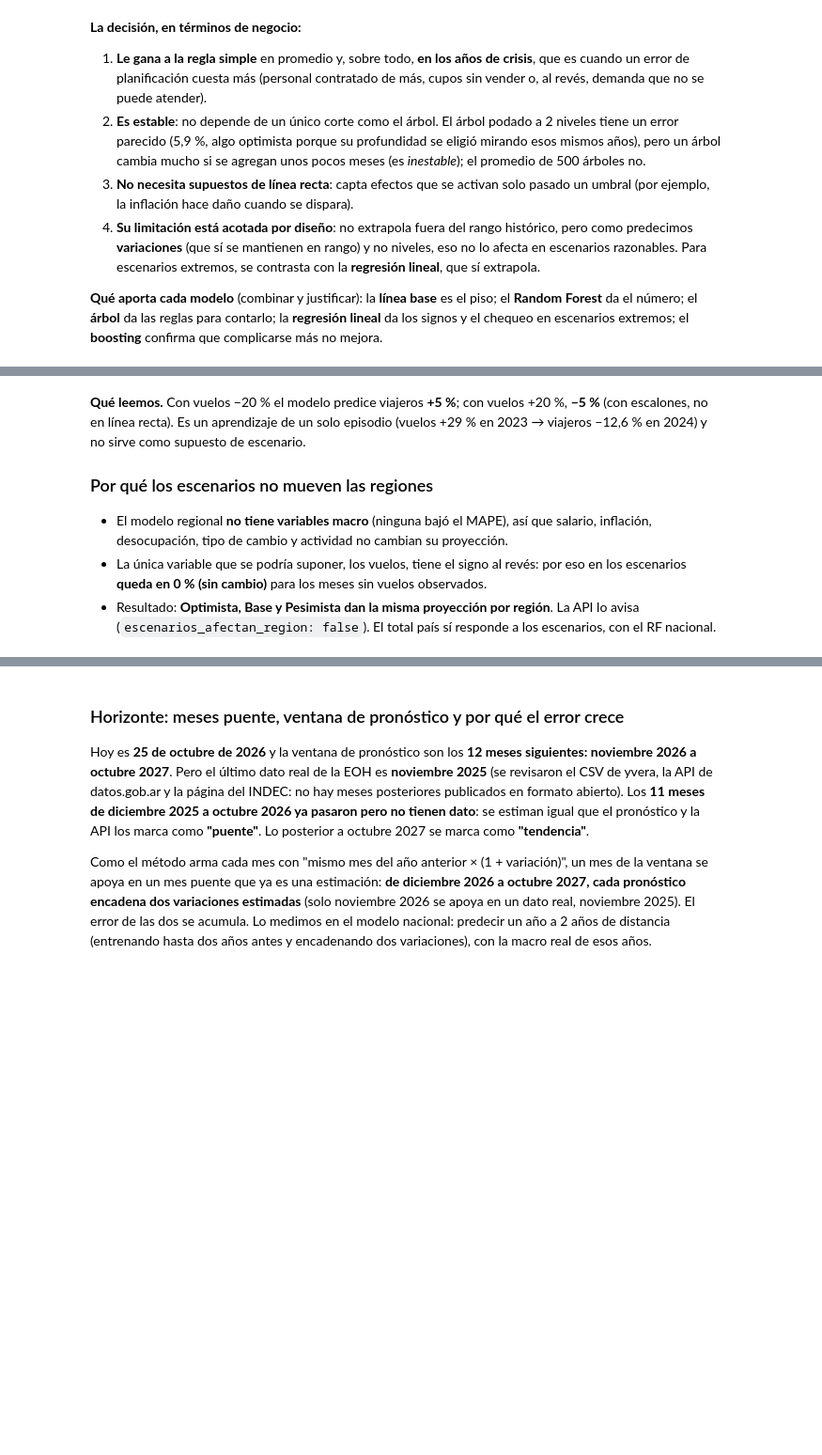
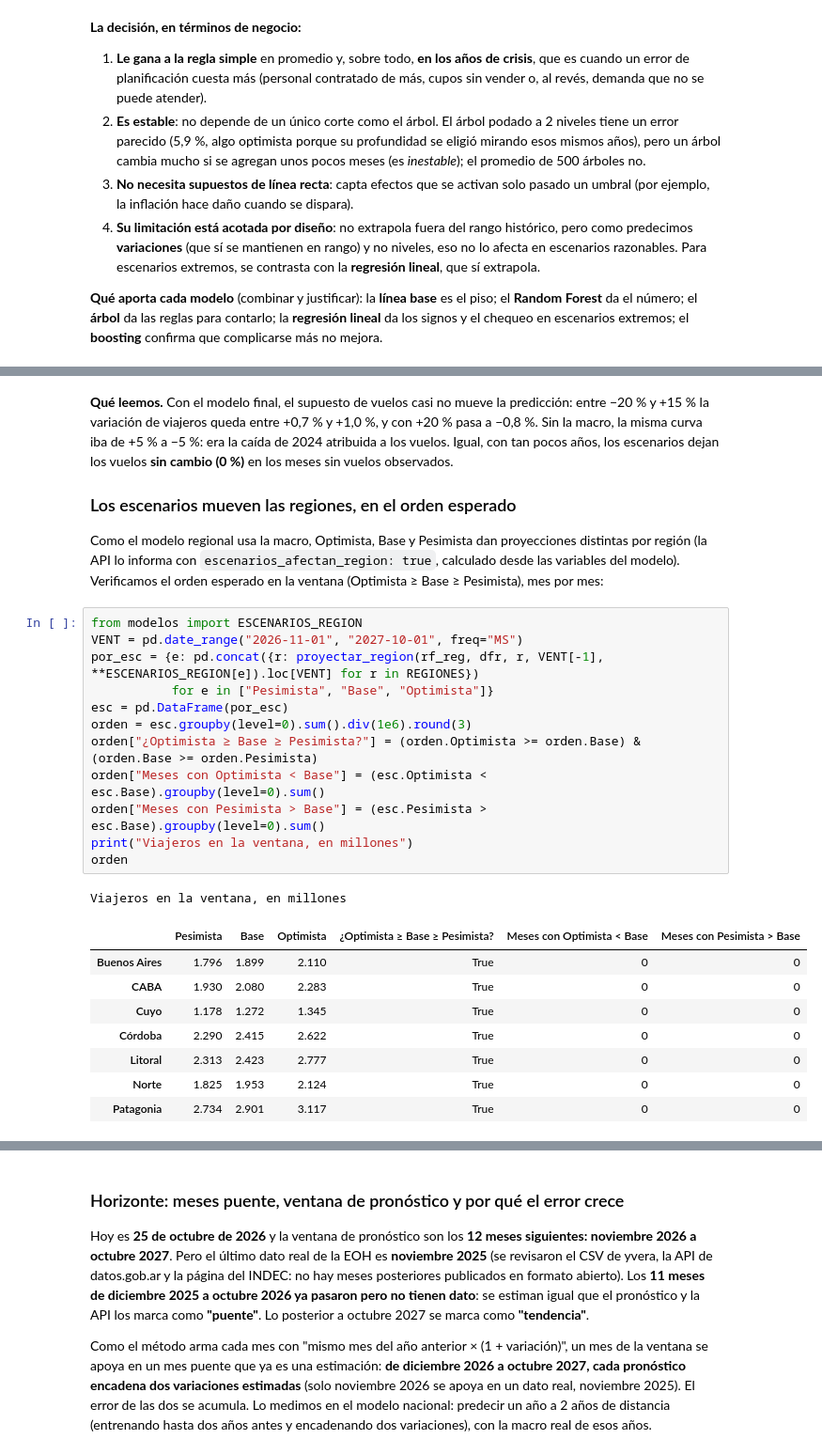
Before and after one commit to GianImpedovo/TPO-CD, a Jupyter notebook: notebooks/02_modelos.ipynb, the cells around one changed output, grey strips where cells are left out. Shown at 94% size. Cells and saved outputs as stored; diff of their text form; blank space fills up the shorter version.

```diff
--- a/notebooks/02_modelos.ipynb
+++ b/notebooks/02_modelos.ipynb
@@ -649,9 +667,29 @@ respuesta.round(1)
 dtype: float64
 # %% [markdown]
-**Qué leemos.** Con vuelos −20 % el modelo predice viajeros **+5 %**; con vuelos +20 %, **−5 %** (con escalones, no en línea recta). Es un aprendizaje de un solo episodio (vuelos +29 % en 2023 → viajeros −12,6 % en 2024) y no sirve como supuesto de escenario.
+**Qué leemos.** Con el modelo final, el supuesto de vuelos casi no mueve la predicción: entre −20 % y +15 % la variación de viajeros queda entre +0,7 % y +1,0 %, y con +20 % pasa a −0,8 %. Sin la macro, la misma curva iba de +5 % a −5 %: era la caída de 2024 atribuida a los vuelos. Igual, con tan pocos años, los escenarios dejan los vuelos **sin cambio (0 %)** en los meses sin vuelos observados.
 
-### Por qué los escenarios no mueven las regiones
+### Los escenarios mueven las regiones, en el orden esperado
 
-- El modelo regional **no tiene variables macro** (ninguna bajó el MAPE), así que salario, inflación, desocupación, tipo de cambio y actividad no cambian su proyección.
-- La única variable que se podría suponer, los vuelos, tiene el signo al revés: por eso en los escenarios **queda en 0 % (sin cambio)** para los meses sin vuelos observados.
-- Resultado: **Optimista, Base y Pesimista dan la misma proyección por región**. La API lo avisa (`escenarios_afectan_region: false`). El total país sí responde a los escenarios, con el RF nacional.
+Como el modelo regional usa la macro, Optimista, Base y Pesimista dan proyecciones distintas por región (la API lo informa con `escenarios_afectan_region: true`, calculado desde las variables del modelo). Verificamos el orden esperado en la ventana (Optimista ≥ Base ≥ Pesimista), mes por mes:
+# %%
+from modelos import ESCENARIOS_REGION
+VENT = pd.date_range("2026-11-01", "2027-10-01", freq="MS")
+por_esc = {e: pd.concat({r: proyectar_region(rf_reg, dfr, r, VENT[-1], **ESCENARIOS_REGION[e]).loc[VENT] for r in REGIONES})
+           for e in ["Pesimista", "Base", "Optimista"]}
+esc = pd.DataFrame(por_esc)
+orden = esc.groupby(level=0).sum().div(1e6).round(3)
+orden["¿Optimista ≥ Base ≥ Pesimista?"] = (orden.Optimista >= orden.Base) & (orden.Base >= orden.Pesimista)
+orden["Meses con Optimista < Base"] = (esc.Optimista < esc.Base).groupby(level=0).sum()
+orden["Meses con Pesimista > Base"] = (esc.Pesimista > esc.Base).groupby(level=0).sum()
+print("Viajeros en la ventana, en millones")
+orden
+# %% [output]
+Viajeros en la ventana, en millones
+|  | Pesimista | Base | Optimista | ¿Optimista ≥ Base ≥ Pesimista? | Meses con Optimista < Base | Meses con Pesimista > Base |
+| Buenos Aires | 1.796 | 1.899 | 2.110 | True | 0 | 0 |
+| CABA | 1.930 | 2.080 | 2.283 | True | 0 | 0 |
+| Cuyo | 1.178 | 1.272 | 1.345 | True | 0 | 0 |
+| Córdoba | 2.290 | 2.415 | 2.622 | True | 0 | 0 |
+| Litoral | 2.313 | 2.423 | 2.777 | True | 0 | 0 |
+| Norte | 1.825 | 1.953 | 2.124 | True | 0 | 0 |
+| Patagonia | 2.734 | 2.901 | 3.117 | True | 0 | 0 |
```
Also changed, not shown: parts of 20 cells of this notebook, 9 other files.
